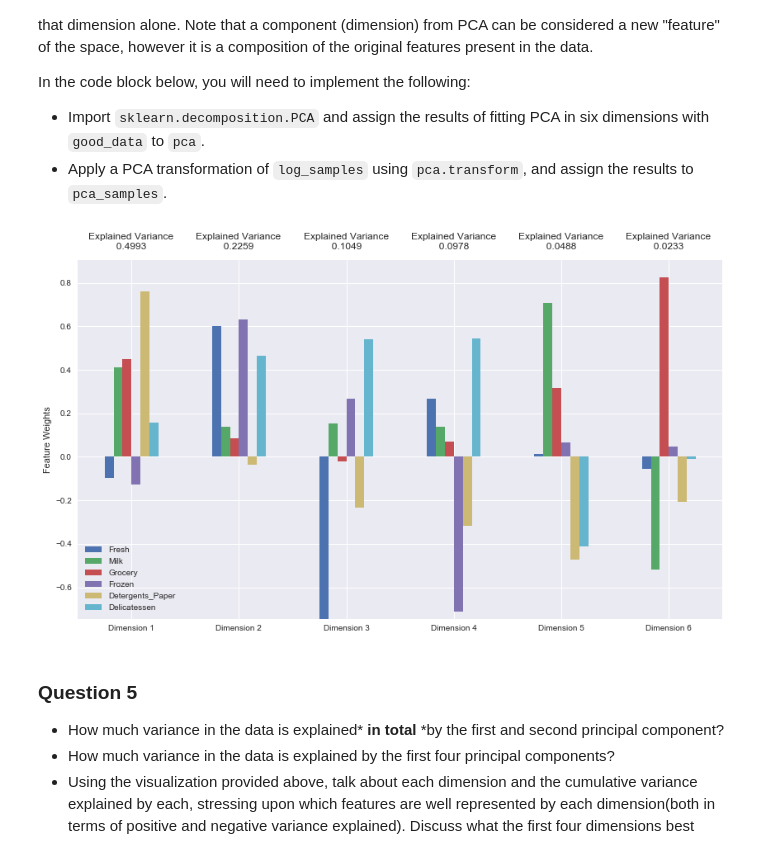
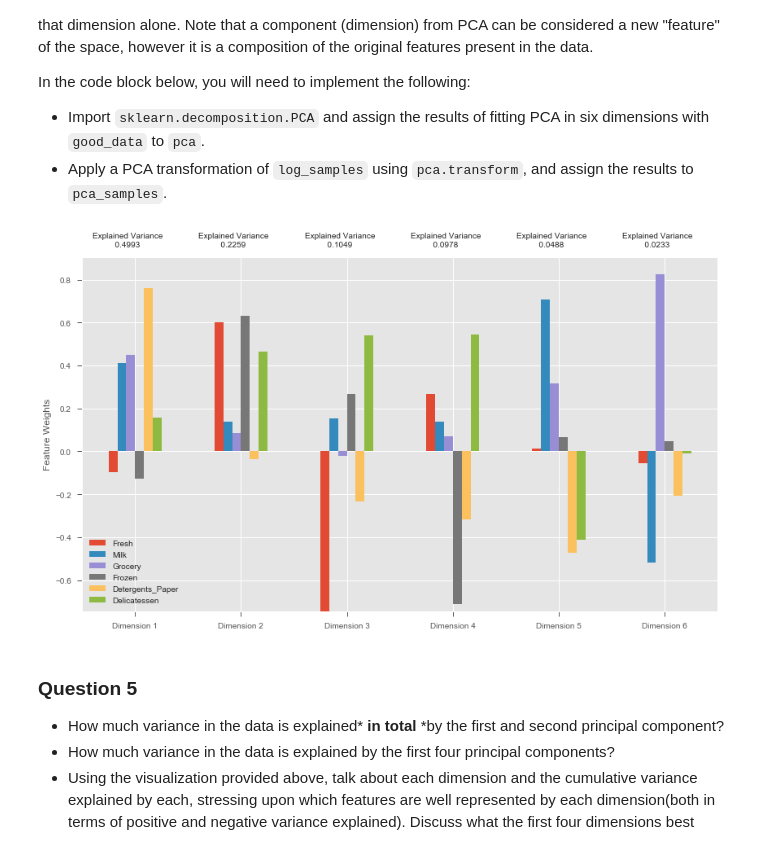
Before and after one commit to munnm/UDML, a Jupyter notebook: customer_segments/customer_segments.ipynb, the cells around one changed output. Saved outputs shown, nothing was run; the diff lists cells and outputs as text; code cells hidden in the pictures.

```diff
--- a/customer_segments/customer_segments.ipynb
+++ b/customer_segments/customer_segments.ipynb
@@ -556,16 +556,17 @@ In the code block below, you will need to implement the following:
 # %%
 # TODO: Apply PCA by fitting the good data with the same number of dimensions as features
 from sklearn.decomposition import PCA
 pca = PCA(n_components = 6)
 pca.fit(good_data)
 
 # TODO: Transform log_samples using the PCA fit above
 pca_samples = pca.transform(log_samples)
 
 # Generate PCA results plot
+plt.style.use('ggplot')
 pca_results = vs.pca_results(good_data, pca)
 # %% [output]
-[figure, old version]
+[figure, new version]
 # %% [markdown]
 ### Question 5
 
```
Also changed, not shown: parts of 18 cells of this notebook, 1 other file.
